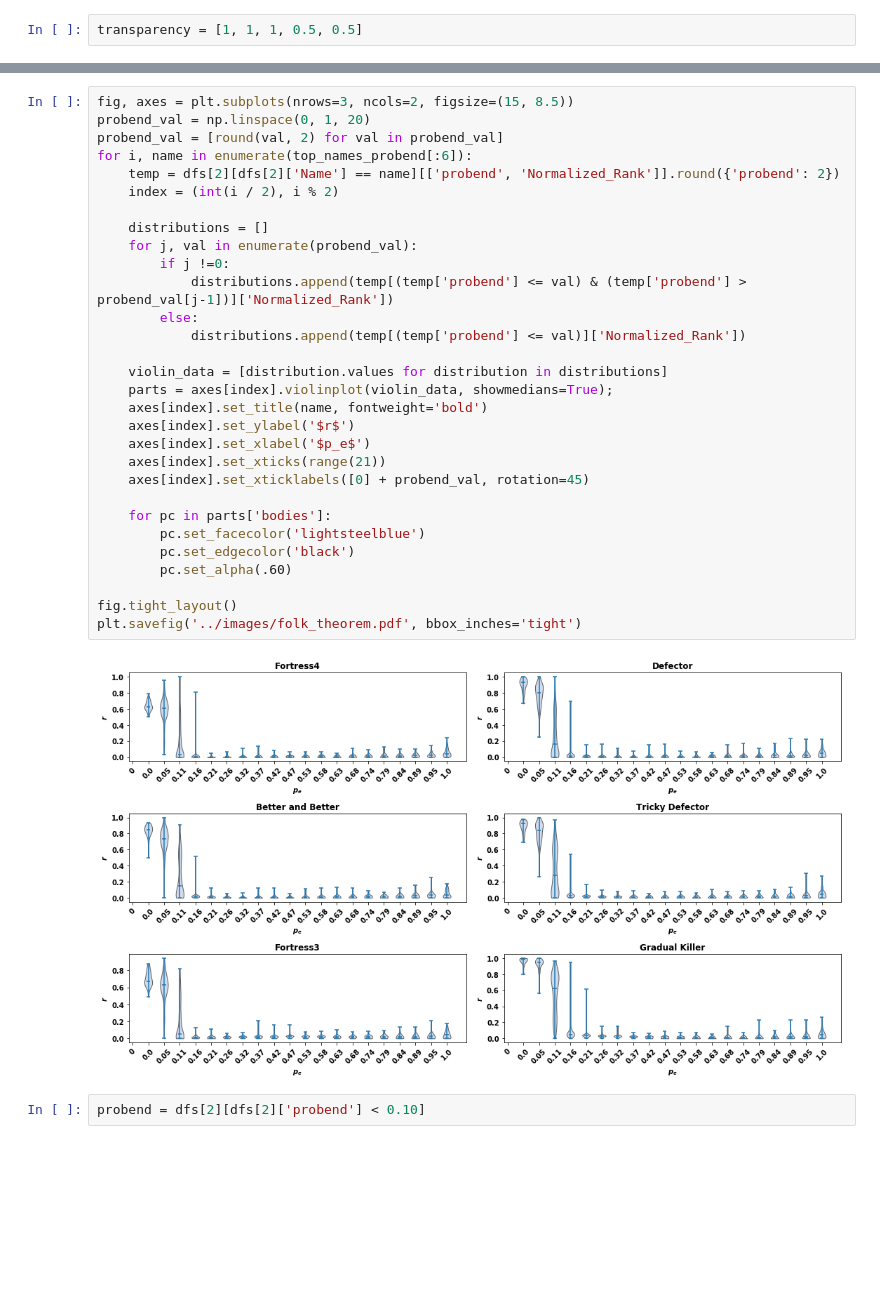
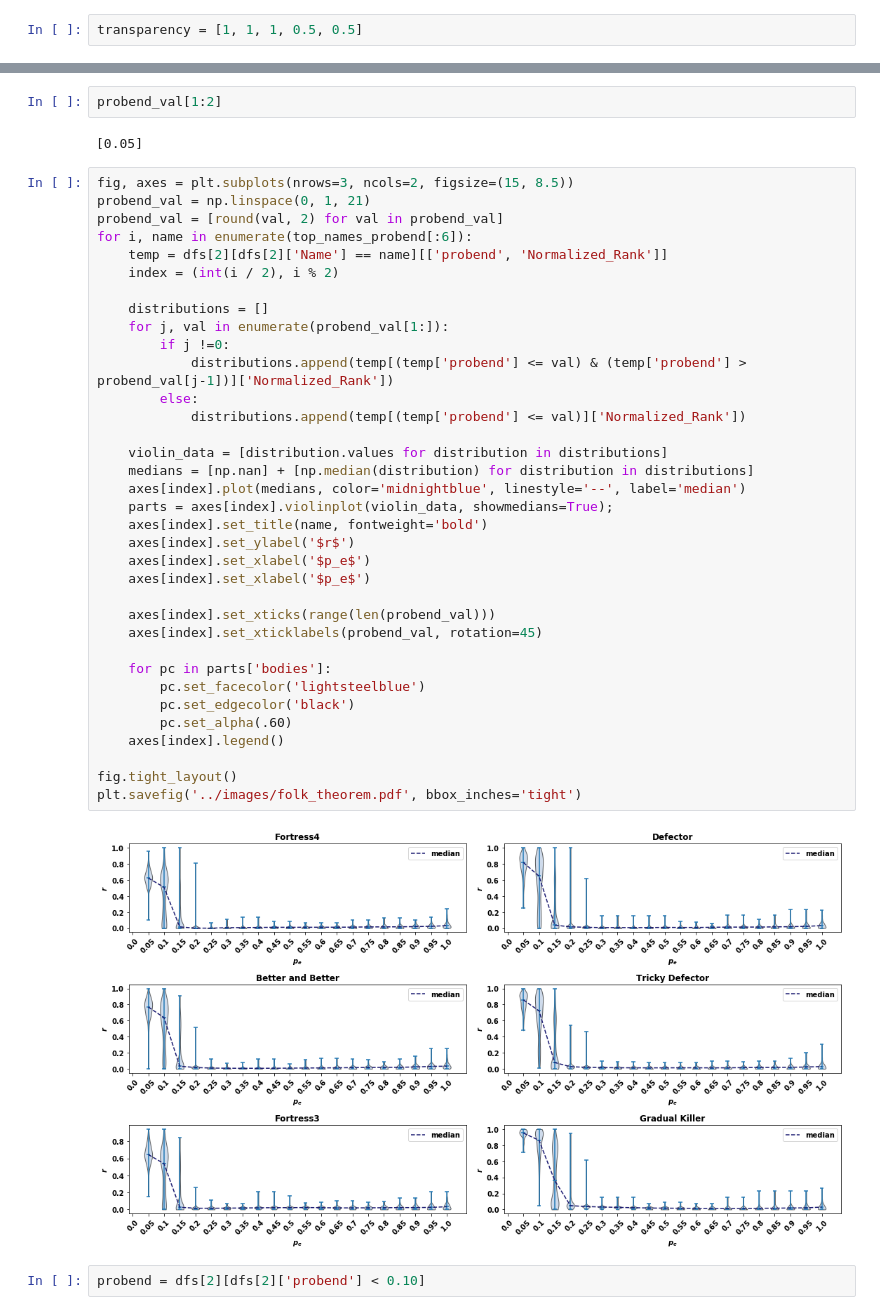
Before and after one commit to Nikoleta-v3/meta-analysis-of-prisoners-dilemma-tournaments, a Jupyter notebook: nbs/1. Top Ranked Strategies.ipynb, the cells around one changed output, grey strips where cells are left out. Cells and saved outputs as stored; diff of their text form; blank space fills up the shorter version.

```diff
--- a/nbs/1. Top Ranked Strategies.ipynb
+++ b/nbs/1. Top Ranked Strategies.ipynb
@@ -376,36 +377,45 @@ plt.savefig('../images/folk_theorem.pdf', bbox_inches='tight')
 [figure]
+# %%
+probend_val[1:2]
+# %% [output]
+[0.05]
 # %%
 fig, axes = plt.subplots(nrows=3, ncols=2, figsize=(15, 8.5))
-probend_val = np.linspace(0, 1, 20)
+probend_val = np.linspace(0, 1, 21)
 probend_val = [round(val, 2) for val in probend_val]
 for i, name in enumerate(top_names_probend[:6]):
-    temp = dfs[2][dfs[2]['Name'] == name][['probend', 'Normalized_Rank']].round({'probend': 2})
+    temp = dfs[2][dfs[2]['Name'] == name][['probend', 'Normalized_Rank']]
     index = (int(i / 2), i % 2)
 
     distributions = []
-    for j, val in enumerate(probend_val):
+    for j, val in enumerate(probend_val[1:]):
         if j !=0:
             distributions.append(temp[(temp['probend'] <= val) & (temp['probend'] > probend_val[j-1])]['Normalized_Rank'])
         else:
             distributions.append(temp[(temp['probend'] <= val)]['Normalized_Rank'])
 
     violin_data = [distribution.values for distribution in distributions]
+    medians = [np.nan] + [np.median(distribution) for distribution in distributions]
+    axes[index].plot(medians, color='midnightblue', linestyle='--', label='median')
     parts = axes[index].violinplot(violin_data, showmedians=True);
     axes[index].set_title(name, fontweight='bold')
     axes[index].set_ylabel('$r$')
     axes[index].set_xlabel('$p_e$')
-    axes[index].set_xticks(range(21))
-    axes[index].set_xticklabels([0] + probend_val, rotation=45)
+    axes[index].set_xlabel('$p_e$')
+
+    axes[index].set_xticks(range(len(probend_val)))
+    axes[index].set_xticklabels(probend_val, rotation=45)
 
     for pc in parts['bodies']:
         pc.set_facecolor('lightsteelblue')
         pc.set_edgecolor('black')
         pc.set_alpha(.60)
+    axes[index].legend()
 
 fig.tight_layout()
 plt.savefig('../images/folk_theorem.pdf', bbox_inches='tight')
 # %% [output]
-[figure, old version]
+[figure, new version]
 # %%
 probend = dfs[2][dfs[2]['probend'] < 0.10]
 # %%
```
Also changed, not shown: parts of 14 cells of this notebook, 7 other files.
